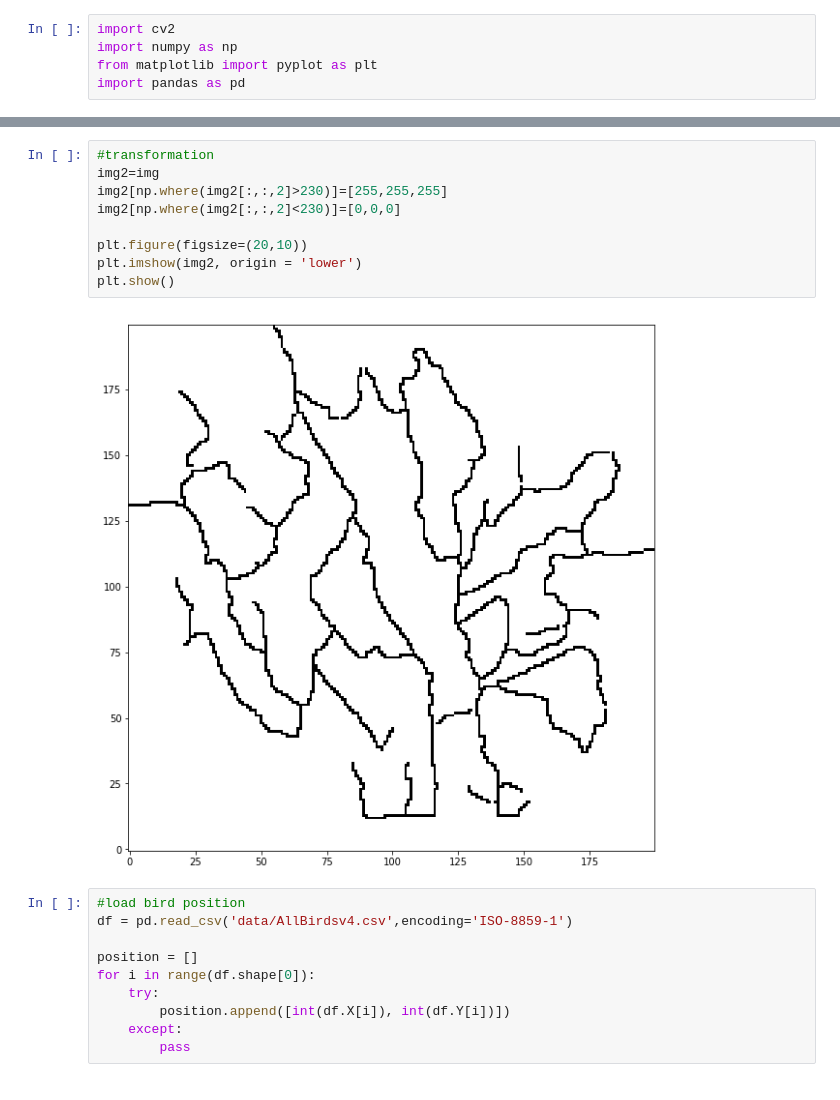
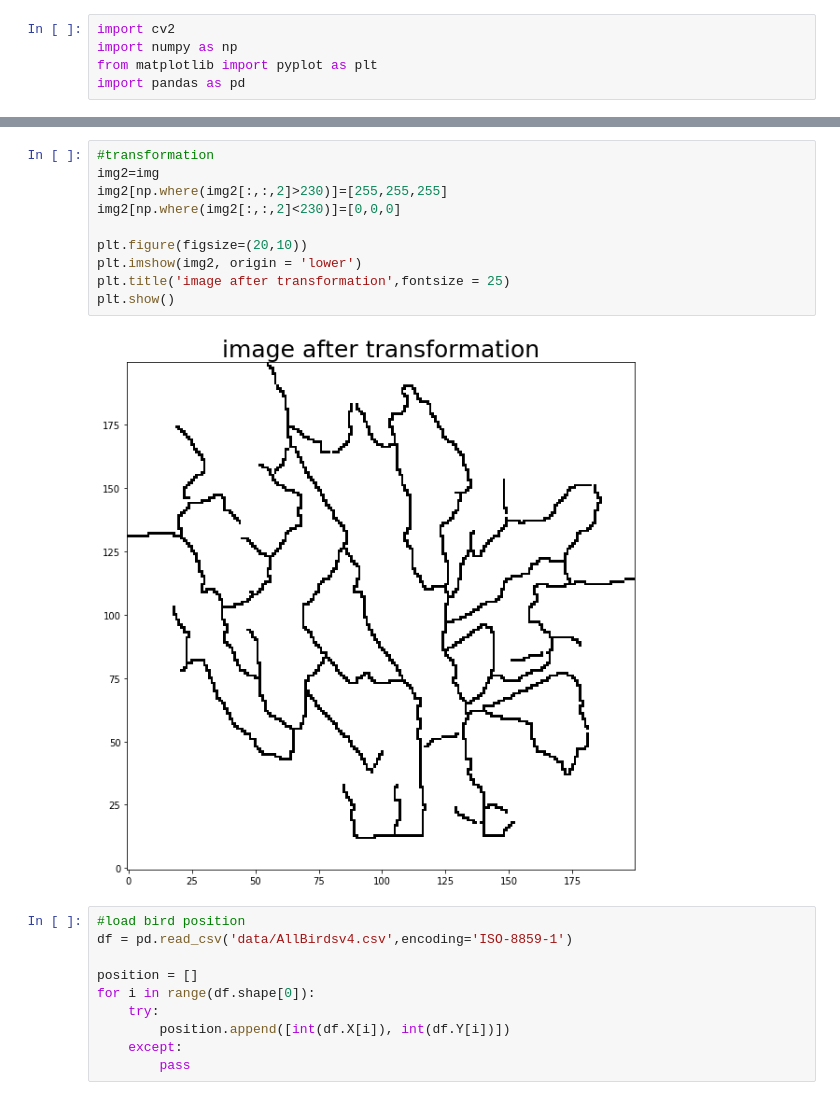
Before and after one commit to ShangyuanZ/Data_Visualisation, a Jupyter notebook: Assignment_1_vision.ipynb, the cells around one changed output, grey strips where cells are left out. Saved outputs shown, nothing was run; the diff lists cells and outputs as text.

```diff
--- a/Assignment_1_vision.ipynb
+++ b/Assignment_1_vision.ipynb
@@ -16,14 +17,15 @@ plt.show()
 # %%
 #transformation
 img2=img
 img2[np.where(img2[:,:,2]>230)]=[255,255,255]
 img2[np.where(img2[:,:,2]<230)]=[0,0,0]
 
 plt.figure(figsize=(20,10))
 plt.imshow(img2, origin = 'lower')
+plt.title('image after transformation',fontsize = 25)
 plt.show()
 # %% [output]
-[figure, old version]
+[figure, new version]
 # %%
 #load bird position
 df = pd.read_csv('data/AllBirdsv4.csv',encoding='ISO-8859-1')
```
Also changed, not shown: parts of 5 cells of this notebook.
